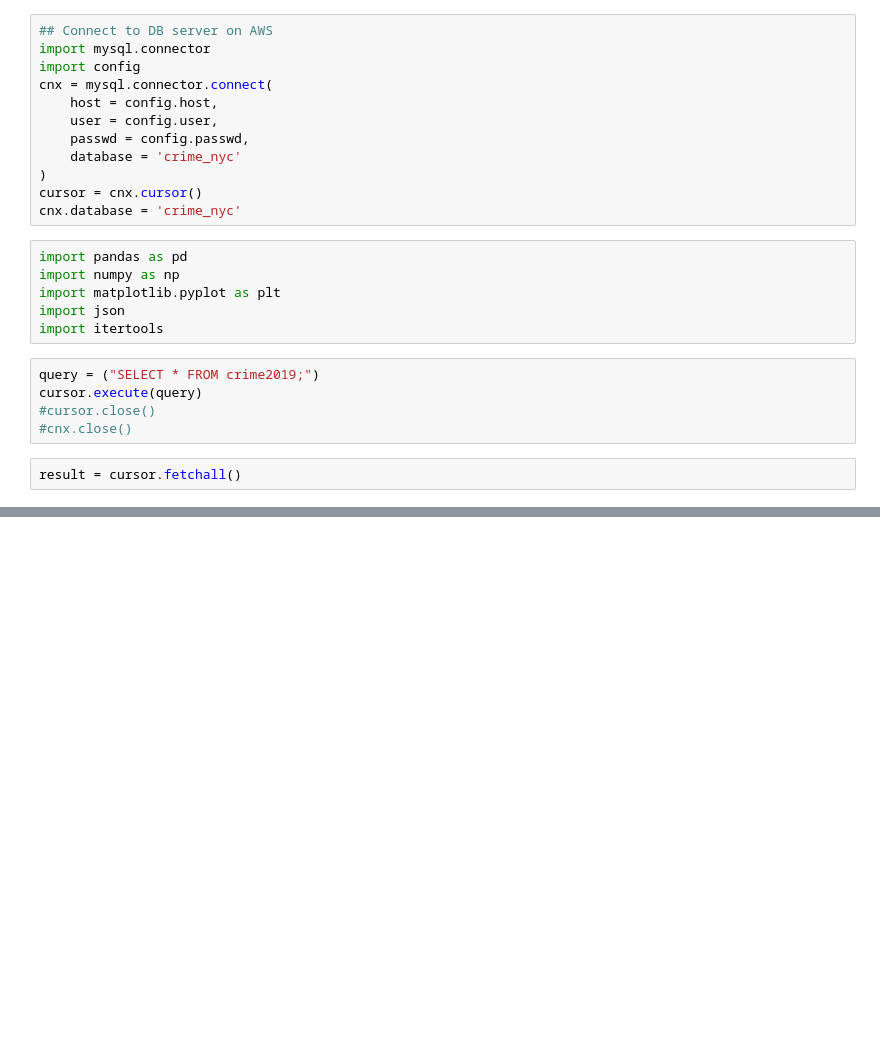
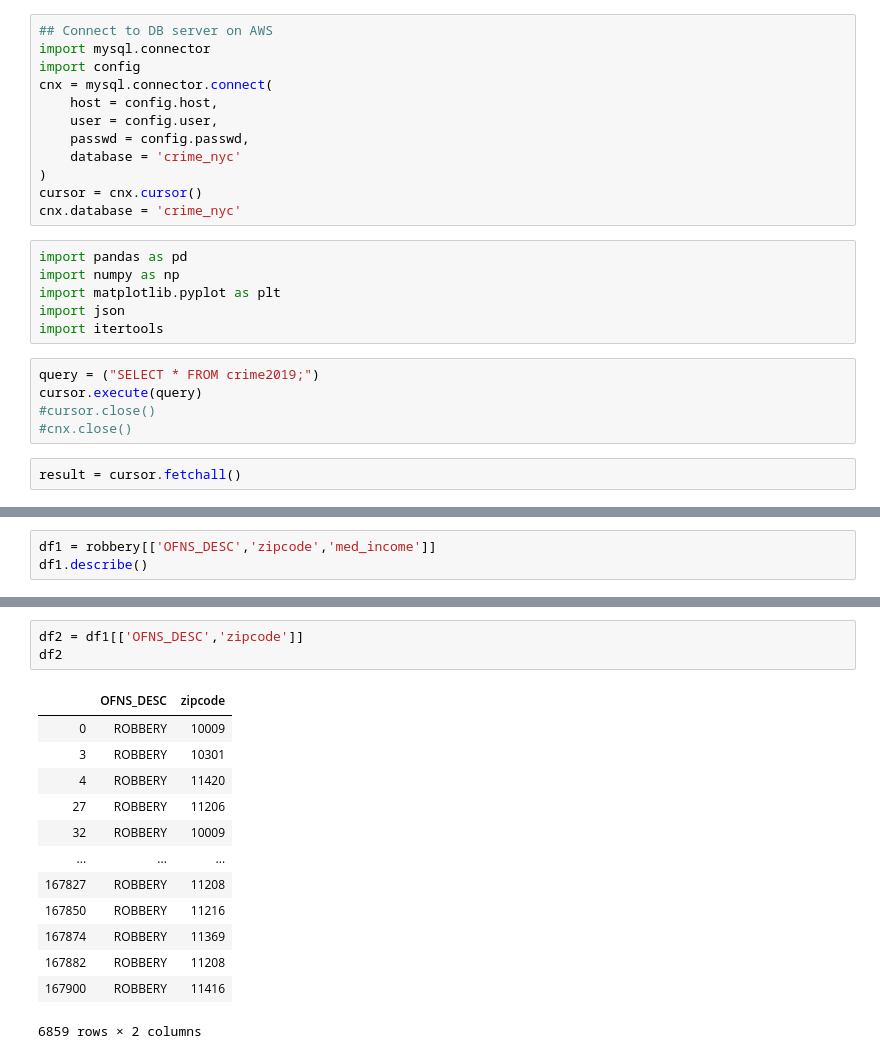
Before and after one commit to anitaguo49/Crime-NYC, a Jupyter notebook: Anita notebook.ipynb, the cells around one changed output, grey strips where cells are left out. Drawn from its saved outputs; the diff is of its cells as text; blank space fills up the shorter version.

```diff
--- a/Anita notebook.ipynb
+++ b/Anita notebook.ipynb
@@ -54,0 +122,3 @@ InternalError: Unread result found
+# %%
+df1 = robbery[['OFNS_DESC','zipcode','med_income']]
+df1.describe()
@@ -54,0 +135,17 @@ InternalError: Unread result found
+# %%
+df2 = df1[['OFNS_DESC','zipcode']]
+df2
+# %% [output]
+|  | OFNS_DESC | zipcode |
+| 0 | ROBBERY | 10009 |
+| 3 | ROBBERY | 10301 |
+| 4 | ROBBERY | 11420 |
+| 27 | ROBBERY | 11206 |
+| 32 | ROBBERY | 10009 |
+| ... | ... | ... |
+| 167827 | ROBBERY | 11208 |
+| 167850 | ROBBERY | 11216 |
+| 167874 | ROBBERY | 11369 |
+| 167882 | ROBBERY | 11208 |
+| 167900 | ROBBERY | 11416 |
+6859 rows × 2 columns
```
Also changed, not shown: parts of 17 cells of this notebook.
